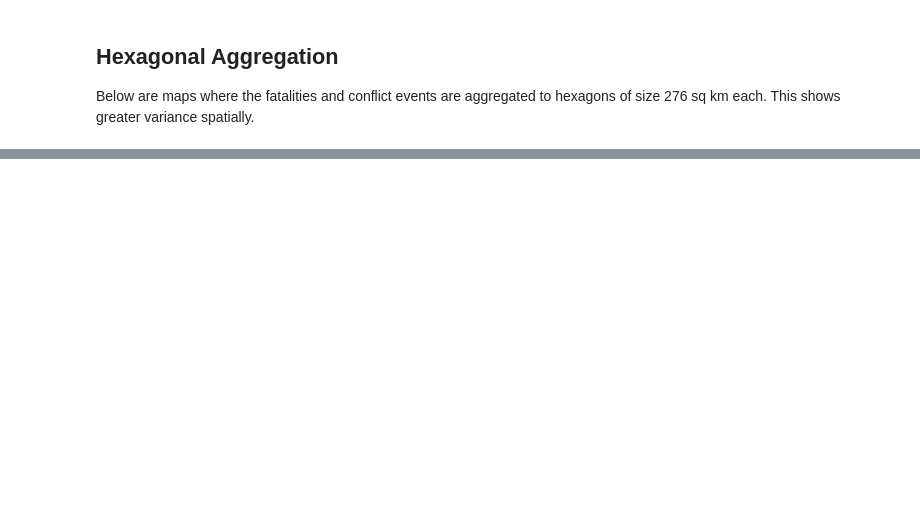
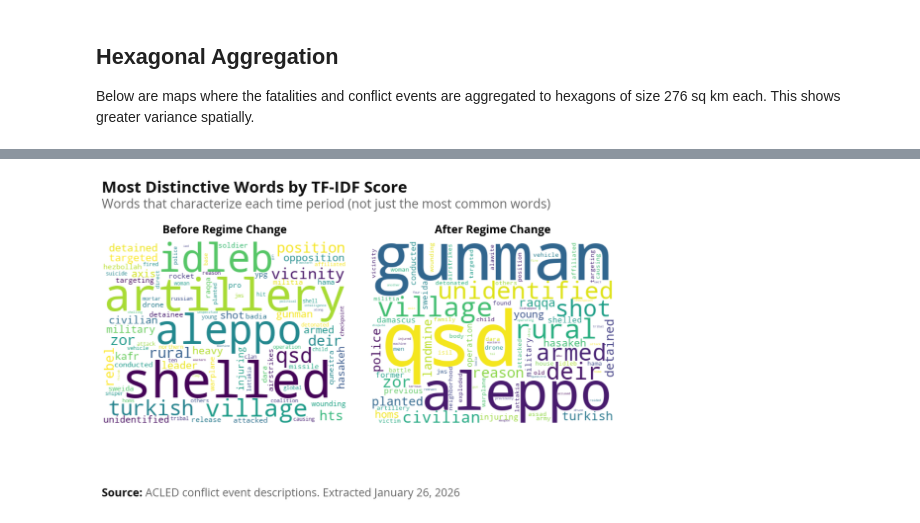
Before and after one commit to datapartnership/syria-economic-monitor, a Jupyter notebook: notebooks/conflict/acled_post_assad.ipynb, the cells around one changed output, grey strips where cells are left out. Cells and saved outputs as stored; diff of their text form; code cells hidden in the pictures; blank space fills up the shorter version.

```diff
--- a/notebooks/conflict/acled_post_assad.ipynb
+++ b/notebooks/conflict/acled_post_assad.ipynb
@@ -801,0 +401,12 @@ fig, ax = create_bivariate_conflict_map(conflict_daily_h3, "Conflict Patterns in
+# %%
+before_regime = data[data['category']=='Before Regime Change']
+after_regime = data[data['category']=='After Regime Change']
+# %%
+additional_stopwords = [
+    'fatality', 'fatalities',
+    'casualty', 'casualties',
+    'injury', 'injuries',
+    'unknown', 'countryside', 'regime',
+    'syria', 'clash', 'man', 'fighter', 'killed', 'killing'
+]
+custom_stopwords = custom_stopwords + additional_stopwords
@@ -801,0 +472,12 @@ fig, ax = create_bivariate_conflict_map(conflict_daily_h3, "Conflict Patterns in
+# %%
+plot_wordcloud_comparison(
+    word_freq_dicts=[tfidf_before_regime, tfidf_after_regime],
+    subplot_titles=['Before Regime Change', 'After Regime Change'],
+    main_title='Most Distinctive Words by TF-IDF Score',
+    subtitle='Words that characterize each time period (not just the most common words)',
+    note=f'ACLED conflict event descriptions. Extracted {extracted_date_formatted}',
+    figsize=(14, 6),
+    ncols=3
+)
+# %% [output]
+[figure, added]
```
Also changed, not shown: parts of 66 cells of this notebook, 14 other files.
